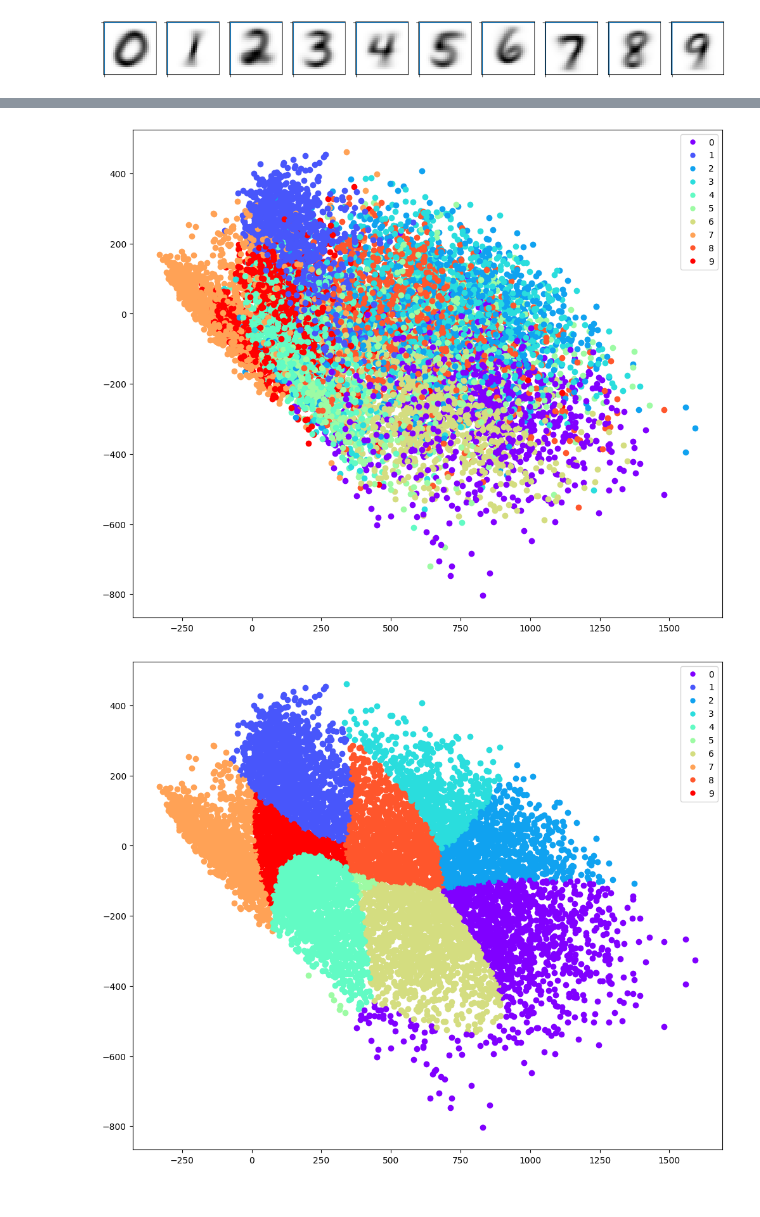
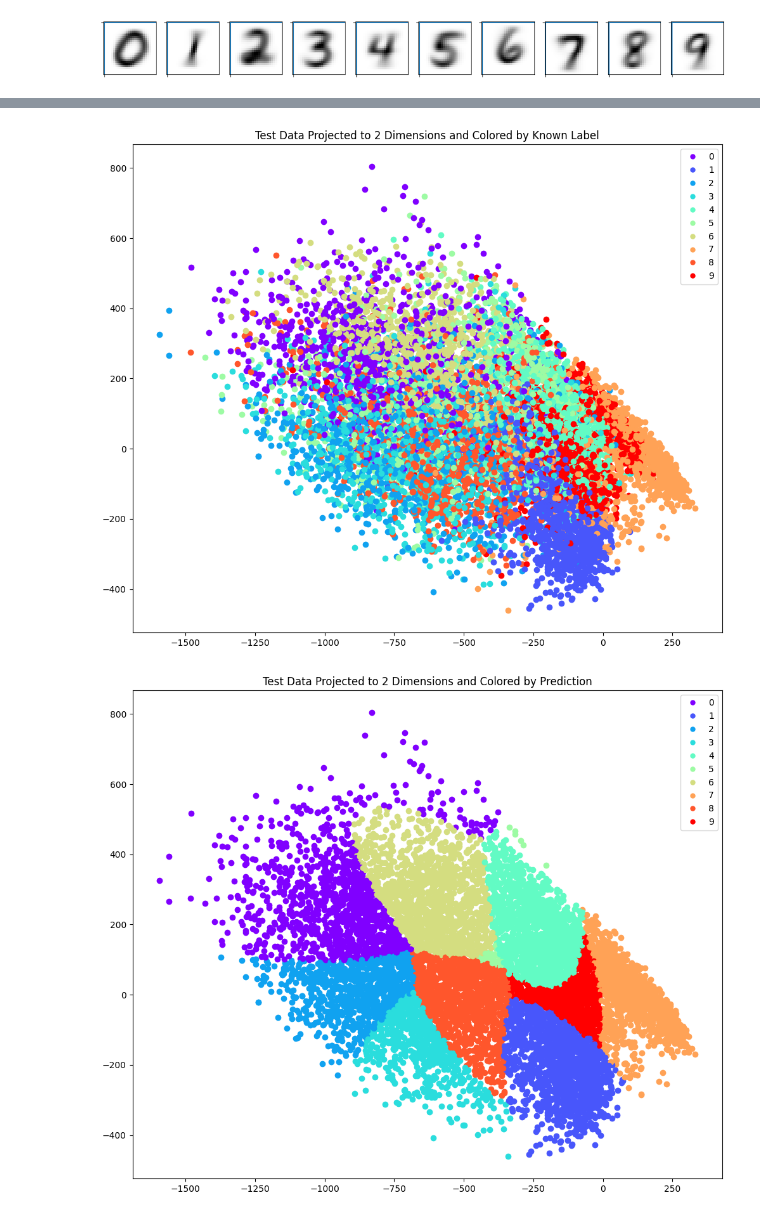
Before and after one commit to TimRoss/OCR, a Jupyter notebook: CPUcode.ipynb, the cells around one changed output, grey strips where cells are left out. Cells and saved outputs as stored; diff of their text form; code cells hidden in the pictures.

```diff
--- a/CPUcode.ipynb
+++ b/CPUcode.ipynb
@@ -10,7 +10,7 @@ from dataclasses import dataclass # Requires Python version 3.7
 # Allow using a GPU or not. cupy will not be imported unless needed.
 # The npcp alias will be used to either numpy or cupy based on the configuration to allow using a GPU or not.
 
-globalUseGPU = True
+globalUseGPU = False
 if globalUseGPU:
     import cupy as cp
     npcp = cp
@@ -170,7 +270,7 @@ class TimsEfficientLdaClassifier:
 # Setup the data to be used
 # In the MNIST dataset, the first 60000 samples are training data, and the last 10000 are test data
 
-newClassifier = TimsEfficientLdaClassifier(fill_df.head(60000))
+newClassifier = TimsClassifier(fill_df.head(60000))
 testData = fill_df.tail(10000).drop(columns='label').to_numpy()
 testLabels = fill_df.tail(10000).label.to_numpy()
 # %%
@@ -254,21 +356,23 @@ plt.figure(figsize=(12,10))
 for point, label in zip(projectedData, testLabels):
     plt.scatter(point[0], point[1], color=colors[label])
 
+plt.title("Test Data Projected to 2 Dimensions and Colored by Known Label")
 plt.legend(handles=customLegendPoints)
 plt.show()
 # %% [output]
-[figure, old version]
+[figure, new version]
 # %%
 # Plot the projected test data and color by the prediction
 
 plt.figure(figsize=(12,10))
 for point,pred in zip(projectedData,predictions):
   plt.scatter(point[0],point[1],color=colors[pred])
 
+plt.title("Test Data Projected to 2 Dimensions and Colored by Prediction")
 plt.legend(handles=customLegendPoints)
 plt.show()
 # %% [output]
-[figure, old version]
+[figure, new version]
 # %%
 # Get predictions for 3d scatter plot
 newClassifier.LowerDimensionality(3)
```
Also changed, not shown: parts of 6 cells of this notebook.
